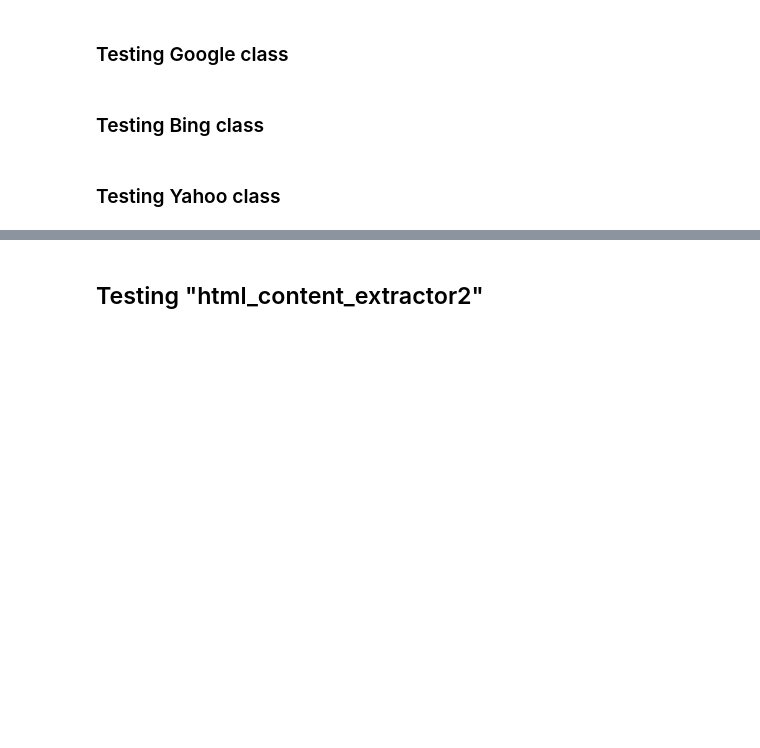
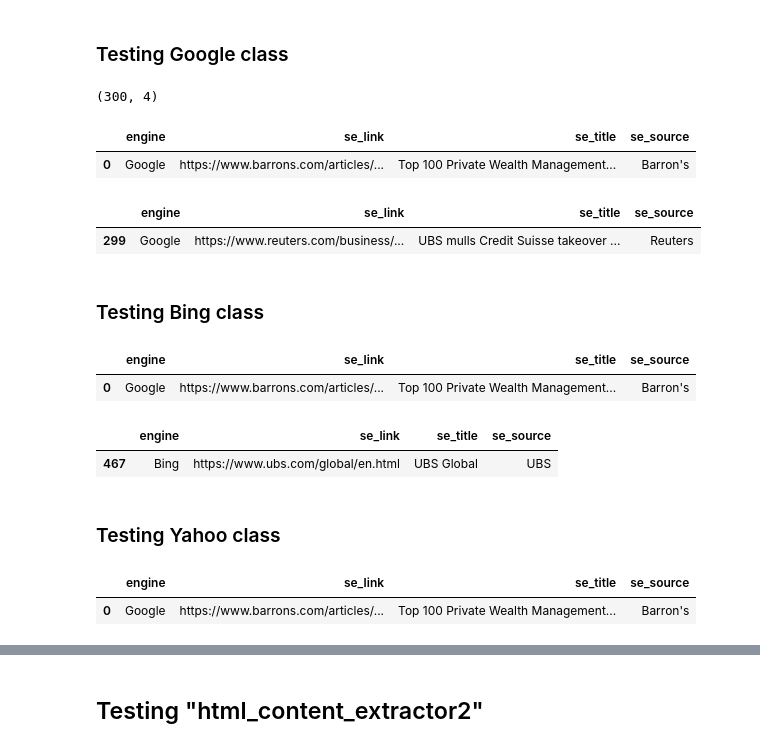
Before and after one commit to CAPSTONE-MIBA-G03/MIBA-2023-CAPSTONE-RB-NLP, a Jupyter notebook: ETL_Testing.ipynb, the cells around one changed output, grey strips where cells are left out. Saved outputs shown, nothing was run; the diff lists cells and outputs as text; code cells hidden in the pictures; blank space fills up the shorter version.

```diff
--- a/ETL_Testing.ipynb
+++ b/ETL_Testing.ipynb
@@ -10,4 +10,4 @@ from etl_pipeline.link_extractor import Google, Bing, Yahoo
 ### Testing Google class
 # %%
 google = Google(company="UBS")
-google_links = google.get_links(max_articles=20)
+google_links = google.get_links()
@@ -16,3 +14,19 @@ google_links.head()
+# %%
+df = pd.DataFrame(google_links)
+# %%
+df.shape
+# %% [output]
+(300, 4)
+# %%
+df.head(1)
+# %% [output]
+|  | engine | se_link | se_title | se_source |
+| 0 | Google | https://www.barrons.com/articles/... | Top 100 Private Wealth Management... | Barron's |
+# %%
+df.tail(1)
+# %% [output]
+|  | engine | se_link | se_title | se_source |
+| 299 | Google | https://www.reuters.com/business/... | UBS mulls Credit Suisse takeover ... | Reuters |
 # %% [markdown]
 ### Testing Bing class
 # %%
@@ -23,3 +37,13 @@ bing_links.head()
+# %%
+df.head(1)
+# %% [output]
+|  | engine | se_link | se_title | se_source |
+| 0 | Google | https://www.barrons.com/articles/... | Top 100 Private Wealth Management... | Barron's |
+# %%
+df.tail(1)
+# %% [output]
+|  | engine | se_link | se_title | se_source |
+| 467 | Bing | https://www.ubs.com/global/en.html | UBS Global | UBS |
 # %% [markdown]
 ### Testing Yahoo class
 # %%
@@ -29,0 +54,5 @@ yahoo_links.head()
+# %%
+df.head(1)
+# %% [output]
+|  | engine | se_link | se_title | se_source |
+| 0 | Google | https://www.barrons.com/articles/... | Top 100 Private Wealth Management... | Barron's |
```
Also changed, not shown: parts of 28 cells of this notebook, 1 other file.
